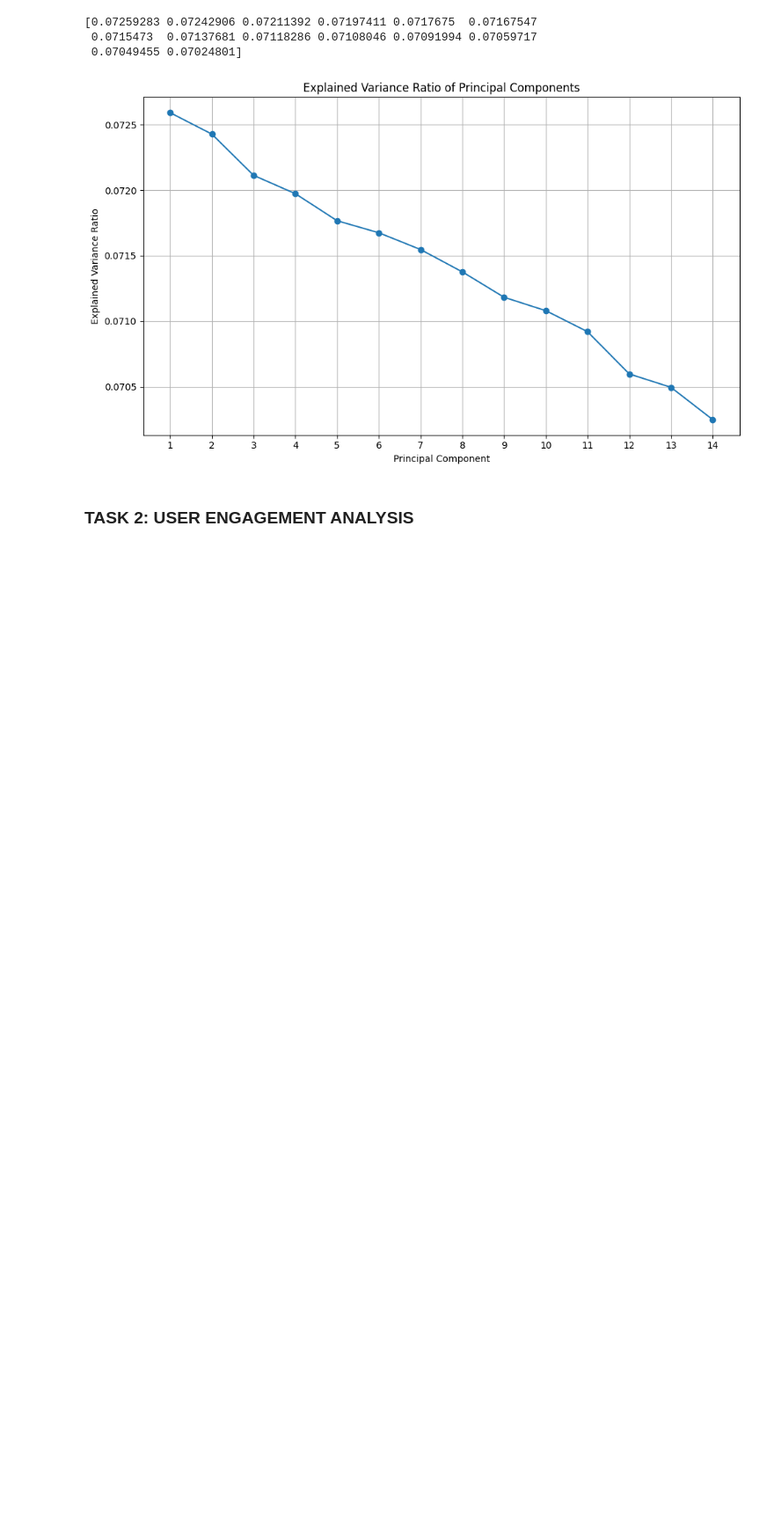
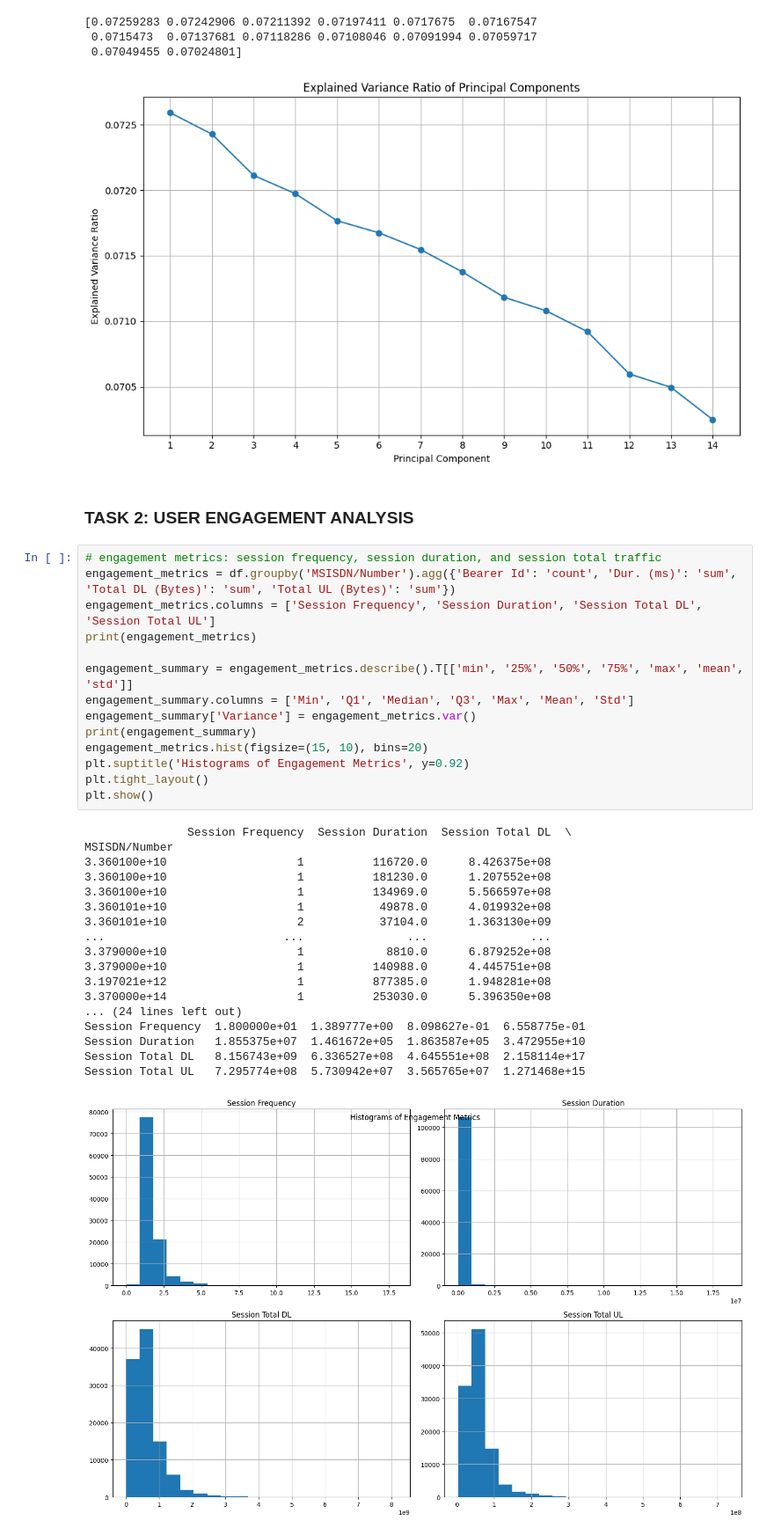
Before and after one commit to IamYunusAli/Acquired, a Jupyter notebook: notebooks/Company_analysis.ipynb, the cells around one changed output. Shown at 88% size. Cells and saved outputs as stored; diff of their text form; blank space fills up the shorter version.

Commit message:
Aggrigate and Normalize engagement

```diff
--- a/notebooks/Company_analysis.ipynb
+++ b/notebooks/Company_analysis.ipynb
@@ -456,3 +457,36 @@ plt.show()
 [figure]
 # %% [markdown]
 ### TASK 2: USER ENGAGEMENT ANALYSIS
+# %%
+# engagement metrics: session frequency, session duration, and session total traffic
+engagement_metrics = df.groupby('MSISDN/Number').agg({'Bearer Id': 'count', 'Dur. (ms)': 'sum', 'Total DL (Bytes)': 'sum', 'Total UL (Bytes)': 'sum'})
+engagement_metrics.columns = ['Session Frequency', 'Session Duration', 'Session Total DL', 'Session Total UL']
+print(engagement_metrics)
+
+engagement_summary = engagement_metrics.describe().T[['min', '25%', '50%', '75%', 'max', 'mean', 'std']]
+engagement_summary.columns = ['Min', 'Q1', 'Median', 'Q3', 'Max', 'Mean', 'Std']
+engagement_summary['Variance'] = engagement_metrics.var()
+print(engagement_summary)
+engagement_metrics.hist(figsize=(15, 10), bins=20)
+plt.suptitle('Histograms of Engagement Metrics', y=0.92)
+plt.tight_layout()
+plt.show()
+# %% [output]
+               Session Frequency  Session Duration  Session Total DL  \
+MSISDN/Number
+3.360100e+10                   1          116720.0      8.426375e+08
+3.360100e+10                   1          181230.0      1.207552e+08
+3.360100e+10                   1          134969.0      5.566597e+08
+3.360101e+10                   1           49878.0      4.019932e+08
+3.360101e+10                   2           37104.0      1.363130e+09
+...                          ...               ...               ...
+3.379000e+10                   1            8810.0      6.879252e+08
+3.379000e+10                   1          140988.0      4.445751e+08
+3.197021e+12                   1          877385.0      1.948281e+08
+3.370000e+14                   1          253030.0      5.396350e+08
+... (24 lines left out)
+Session Frequency  1.800000e+01  1.389777e+00  8.098627e-01  6.558775e-01
+Session Duration   1.855375e+07  1.461672e+05  1.863587e+05  3.472955e+10
+Session Total DL   8.156743e+09  6.336527e+08  4.645551e+08  2.158114e+17
+Session Total UL   7.295774e+08  5.730942e+07  3.565765e+07  1.271468e+15
+[figure, added]
```
Also changed, not shown: parts of 3 cells of this notebook.
